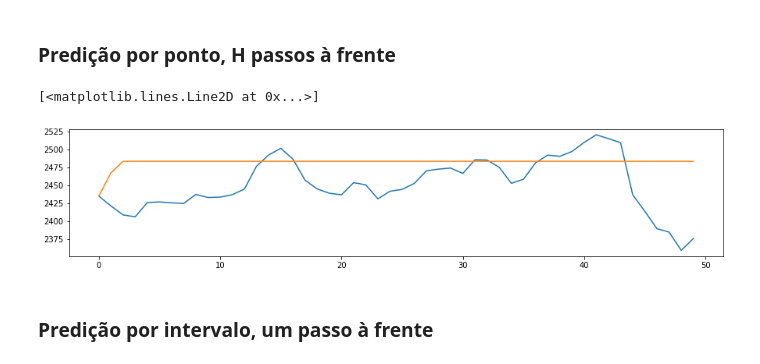
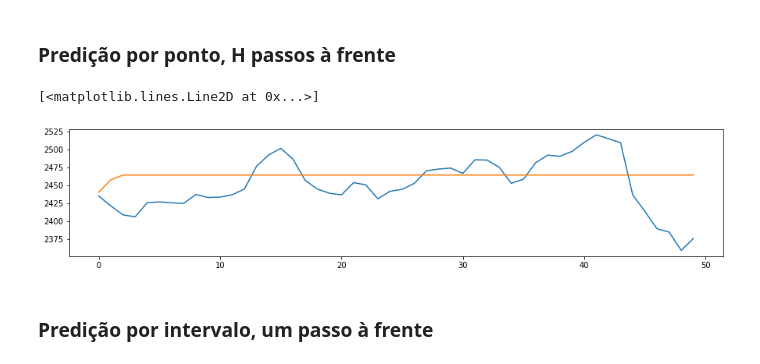
Before and after one commit to gabrielvinicios02/ExperimentsMultivariate, a Jupyter notebook: SBAI_2019_Séries_Temporais_Nebulosas.ipynb, the cells around one changed output. Cells and saved outputs as stored; diff of their text form; code cells hidden in the pictures.

```diff
--- a/SBAI_2019_Séries_Temporais_Nebulosas.ipynb
+++ b/SBAI_2019_Séries_Temporais_Nebulosas.ipynb
@@ -550,18 +557,18 @@ ax.plot(predicoes)
 ### Predição por ponto, H passos à frente
 # %%
 
-modelo = hofts.HighOrderFTS(partitioner=particionador, order=2)
+modelo = hofts.WeightedHighOrderFTS(partitioner=particionador, order=2)
 modelo.fit(treino)
 
 predicoes = modelo.predict(teste, steps_ahead=50)
 
 fig, ax = plt.subplots(nrows=1, ncols=1, figsize=[15,3])
 
 ax.plot(teste[:50])
 ax.plot(predicoes)
 # %% [output]
 [<matplotlib.lines.Line2D at 0x...>]
-[figure, old version]
+[figure, new version]
 # %% [markdown]
 ### Predição por intervalo, um passo à frente
 # %%
```
Also changed, not shown: parts of 12 cells of this notebook.
